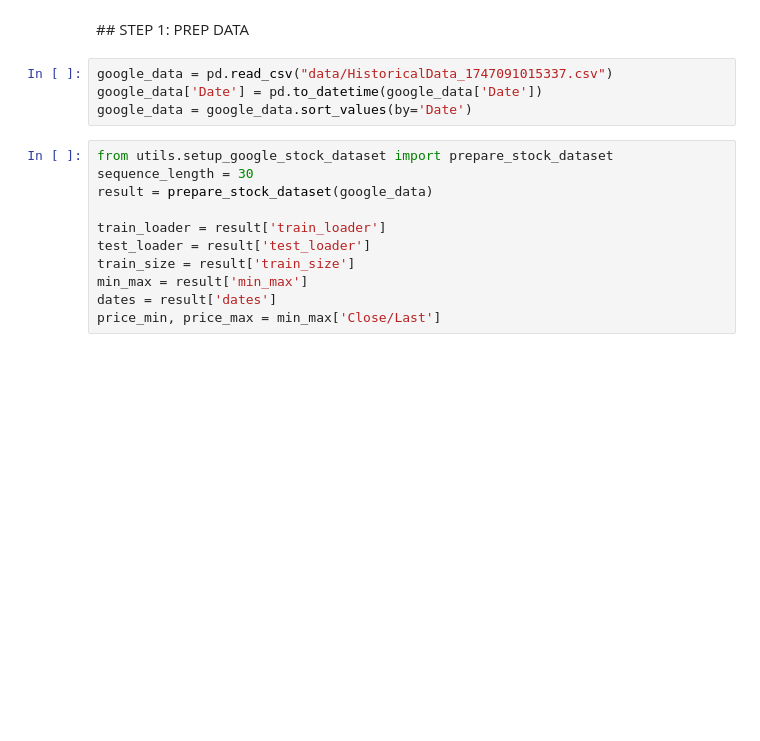
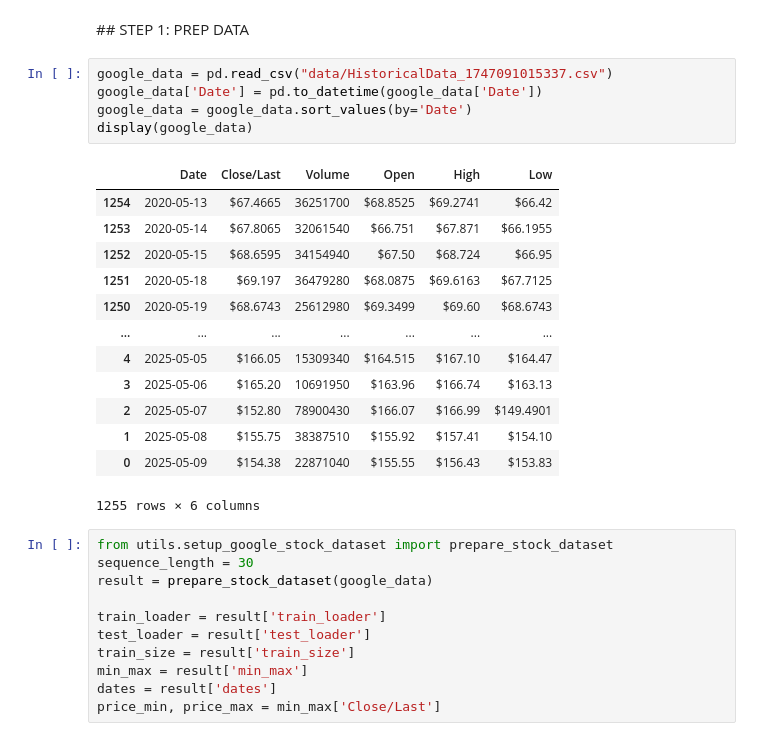
Before and after one commit to Samy-Annasri/backcasting-for-adversarial-attacks-on-time-series, a Jupyter notebook: ReverseForecasAttack.ipynb, the cells around one changed output. Drawn from its saved outputs; the diff is of its cells as text; blank space fills up the shorter version.

```diff
--- a/ReverseForecasAttack.ipynb
+++ b/ReverseForecasAttack.ipynb
@@ -49,7 +59,22 @@ if module_name in sys.modules:
 # %%
 google_data = pd.read_csv("data/HistoricalData_1747091015337.csv")
 google_data['Date'] = pd.to_datetime(google_data['Date'])
 google_data = google_data.sort_values(by='Date')
+display(google_data)
+# %% [output]
+|  | Date | Close/Last | Volume | Open | High | Low |
+| 1254 | 2020-05-13 | $67.4665 | 36251700 | $68.8525 | $69.2741 | $66.42 |
+| 1253 | 2020-05-14 | $67.8065 | 32061540 | $66.751 | $67.871 | $66.1955 |
+| 1252 | 2020-05-15 | $68.6595 | 34154940 | $67.50 | $68.724 | $66.95 |
+| 1251 | 2020-05-18 | $69.197 | 36479280 | $68.0875 | $69.6163 | $67.7125 |
+| 1250 | 2020-05-19 | $68.6743 | 25612980 | $69.3499 | $69.60 | $68.6743 |
+| ... | ... | ... | ... | ... | ... | ... |
+| 4 | 2025-05-05 | $166.05 | 15309340 | $164.515 | $167.10 | $164.47 |
+| 3 | 2025-05-06 | $165.20 | 10691950 | $163.96 | $166.74 | $163.13 |
+| 2 | 2025-05-07 | $152.80 | 78900430 | $166.07 | $166.99 | $149.4901 |
+| 1 | 2025-05-08 | $155.75 | 38387510 | $155.92 | $157.41 | $154.10 |
+| 0 | 2025-05-09 | $154.38 | 22871040 | $155.55 | $156.43 | $153.83 |
+1255 rows × 6 columns
 # %%
 from utils.setup_google_stock_dataset import prepare_stock_dataset
 sequence_length = 30
```
Also changed, not shown: parts of 9 cells of this notebook.
